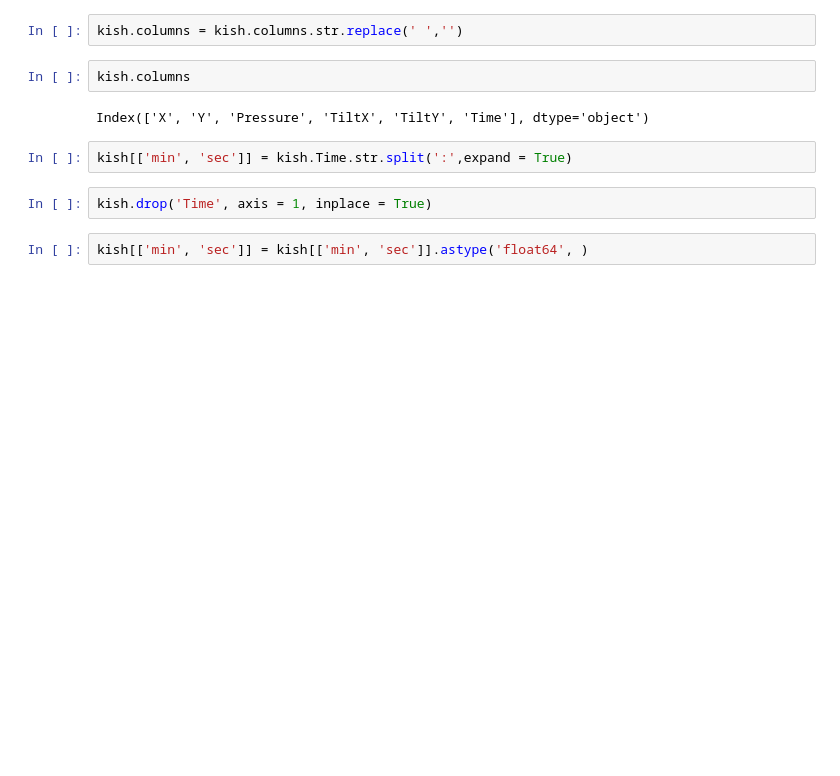
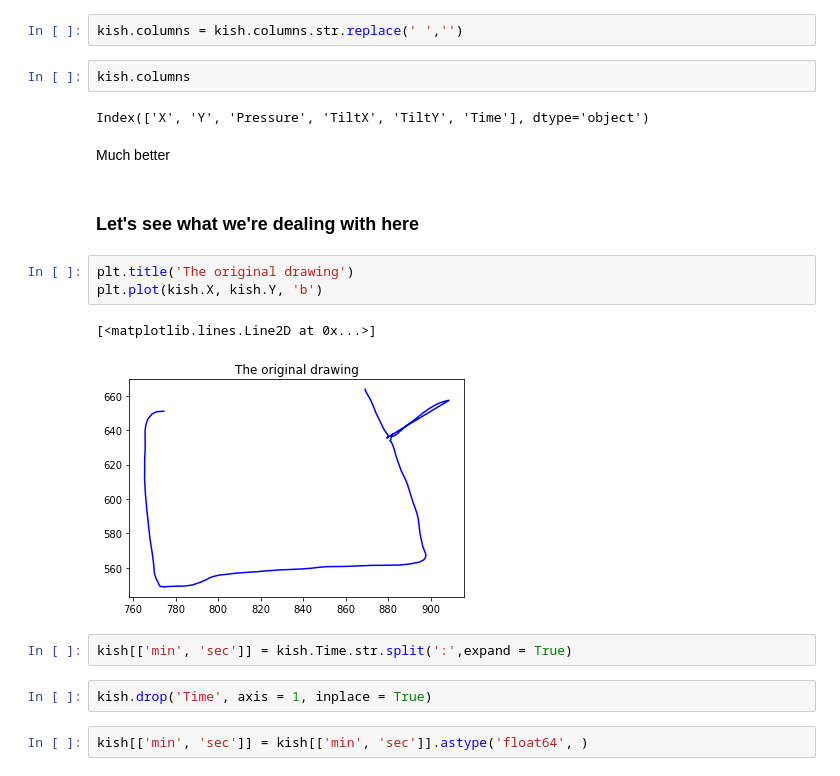
Before and after one commit to Matan-Shimon/Data-Visualization, a Jupyter notebook: Pandas Project.ipynb, the cells around one changed output. Cells and saved outputs as stored; diff of their text form; blank space fills up the shorter version.

```diff
--- a/Pandas Project.ipynb
+++ b/Pandas Project.ipynb
@@ -46,6 +49,16 @@ kish.columns = kish.columns.str.replace(' ','')
 kish.columns
 # %% [output]
 Index(['X', 'Y', 'Pressure', 'TiltX', 'TiltY', 'Time'], dtype='object')
+# %% [markdown]
+Much better
+# %% [markdown]
+### Let's see what we're dealing with here
+# %%
+plt.title('The original drawing')
+plt.plot(kish.X, kish.Y, 'b')
+# %% [output]
+[<matplotlib.lines.Line2D at 0x...>]
+[figure, added]
 # %%
 kish[['min', 'sec']] = kish.Time.str.split(':',expand = True)
 # %%
```
Also changed, not shown: parts of 33 cells of this notebook.
